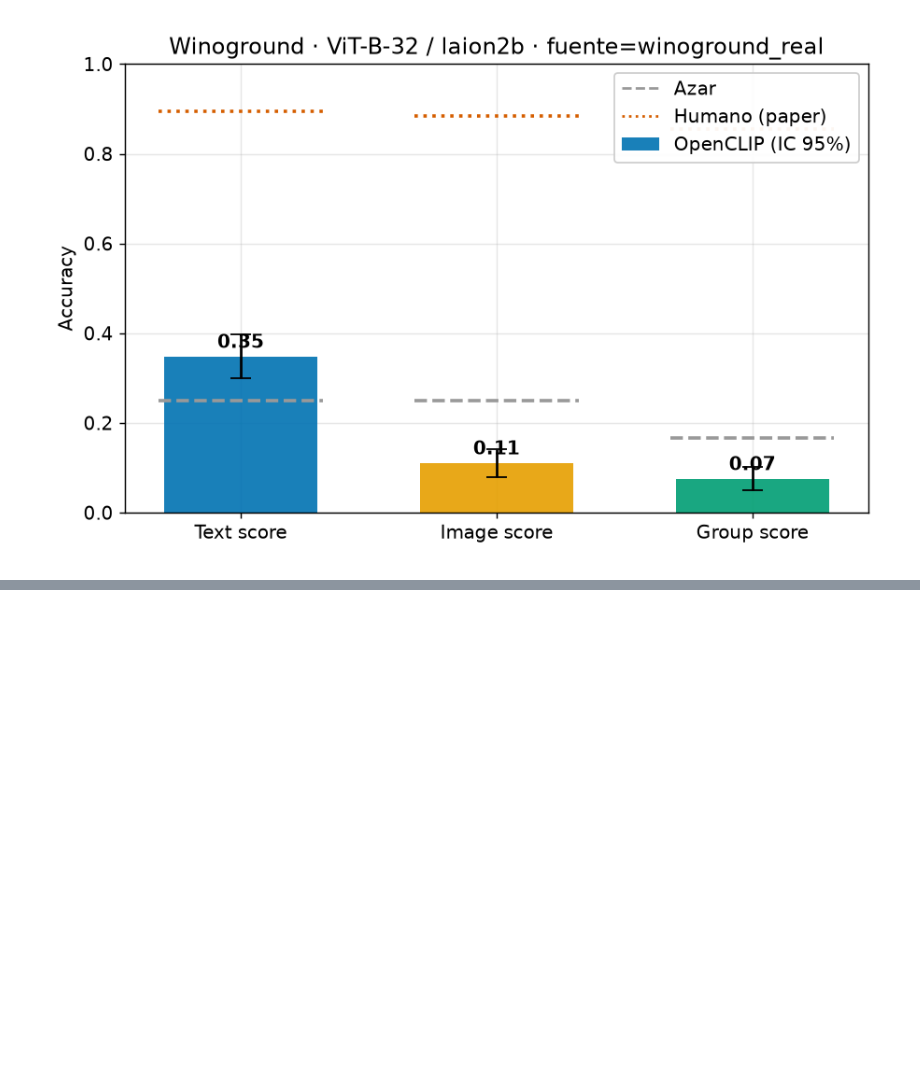
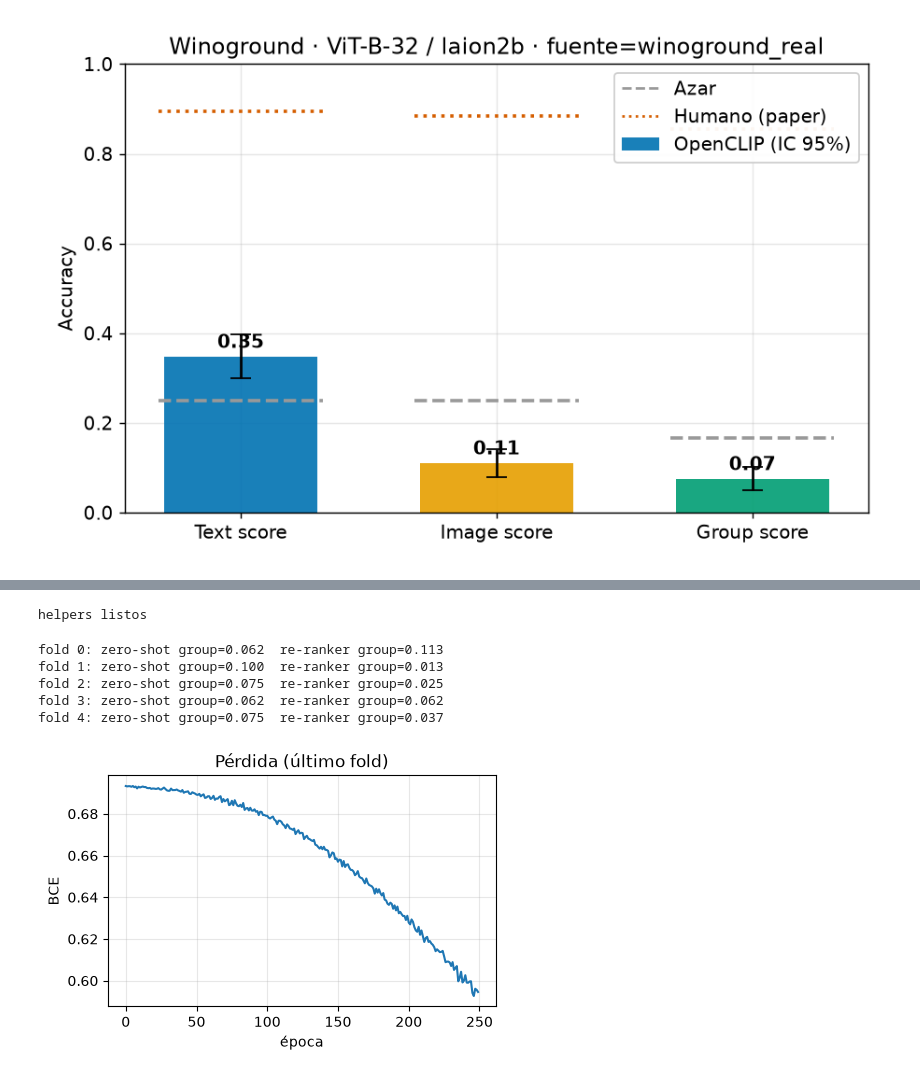
Before and after one commit to nielspac177/Winoground-Evaluating-CLIP-MCC225, a Jupyter notebook: notebooks/Winoground_Eval_MCC225.ipynb, the cells around one changed output, grey strips where cells are left out. Saved outputs shown, nothing was run; the diff lists cells and outputs as text; code cells hidden in the pictures; blank space fills up the shorter version.

```diff
--- a/notebooks/Winoground_Eval_MCC225.ipynb
+++ b/notebooks/Winoground_Eval_MCC225.ipynb
@@ -114,0 +95,6 @@ ViT-B-32 / laion2b | fuente: winoground_real
+# %%
+from src.winoground_eval import text_correct, image_correct, group_correct, per_example_scores, aggregate
+S = [cap[2*k:2*k+2] @ img[2*k:2*k+2].T for k in range(N)]
+rows = per_example_scores(S)
+df = pd.DataFrame(rows); df['tag']=tags
+df.head(8)
@@ -114,0 +113,6 @@ ViT-B-32 / laion2b | fuente: winoground_real
+# %%
+from src.metrics import bootstrap_ci
+agg = aggregate(S)
+print(f'text={agg.text:.3f}  image={agg.image:.3f}  group={agg.group:.3f}  (azar group=1/6={1/6:.3f}; humano≈0.855)')
+ci = {m: bootstrap_ci([r[m] for r in rows], rounds=2000, seed=42) for m in ['text','image','group']}
+pd.DataFrame(ci).T[['mean','lo','hi']].round(3)
@@ -151,0 +232,42 @@ for n in ['by_tag.png','blindness.png','checkpoint_comparison.png']:
+# %%
+import torch, torch.nn as nn
+from sklearn.model_selection import KFold
+def feats(t, v):
+    return np.concatenate([t, v, t*v, np.abs(t-v)], axis=-1)
+def example_pairs(k):
+    cc=cap[2*k:2*k+2]; vv=img[2*k:2*k+2]
+    X=[feats(cc[ci],vv[ii]) for ci in range(2) for ii in range(2)]
+    Y=[1.0 if ci==ii else 0.0 for ci in range(2) for ii in range(2)]
+    return np.array(X,dtype='float32'), np.array(Y,dtype='float32')
+def train_head(Xtr, Ytr, seed):
+    torch.manual_seed(seed)
+    net=nn.Sequential(nn.Linear(Xtr.shape[1],256), nn.ReLU(), nn.Dropout(0.3), nn.Linear(256,1))
+    opt=torch.optim.Adam(net.parameters(), lr=1e-3, weight_decay=1e-4); lf=nn.BCEWithLogitsLoss()
+    Xt=torch.tensor(Xtr); Yt=torch.tensor(Ytr).unsqueeze(1); hist=[]
+    for _ in range(250):
+        opt.zero_grad(); loss=lf(net(Xt),Yt); loss.backward(); opt.step(); hist.append(loss.item())
+    return net, hist
+print('helpers listos')
+# %% [output]
+helpers listos
+# %%
+kf = KFold(n_splits=5, shuffle=True, random_state=42)
+zs_g, rr_g, last_hist = [], [], None
+for fold,(tr,te) in enumerate(kf.split(np.arange(N))):
+    Xtr=np.concatenate([example_pairs(k)[0] for k in tr]); Ytr=np.concatenate([example_pairs(k)[1] for k in tr])
+    net,last_hist = train_head(Xtr,Ytr, seed=42+fold)
+    @torch.no_grad()
+    def rr_M(k):
+        cc=cap[2*k:2*k+2]; vv=img[2*k:2*k+2]
+        return np.array([[torch.sigmoid(net(torch.tensor(feats(cc[ci],vv[ii])[None]))).item() for ii in range(2)] for ci in range(2)])
+    zs_g.append(aggregate([cap[2*k:2*k+2] @ img[2*k:2*k+2].T for k in te]).group)
+    rr_g.append(aggregate([rr_M(k) for k in te]).group)
+    print(f'fold {fold}: zero-shot group={zs_g[-1]:.3f}  re-ranker group={rr_g[-1]:.3f}')
+plt.figure(figsize=(5,3)); plt.plot(last_hist); plt.xlabel('época'); plt.ylabel('BCE'); plt.title('Pérdida (último fold)'); plt.grid(alpha=.3); plt.show()
+# %% [output]
+fold 0: zero-shot group=0.062  re-ranker group=0.113
+fold 1: zero-shot group=0.100  re-ranker group=0.013
+fold 2: zero-shot group=0.075  re-ranker group=0.025
+fold 3: zero-shot group=0.062  re-ranker group=0.062
+fold 4: zero-shot group=0.075  re-ranker group=0.037
+[figure, added]
```
Also changed, not shown: parts of 42 cells of this notebook, 3 other files.
